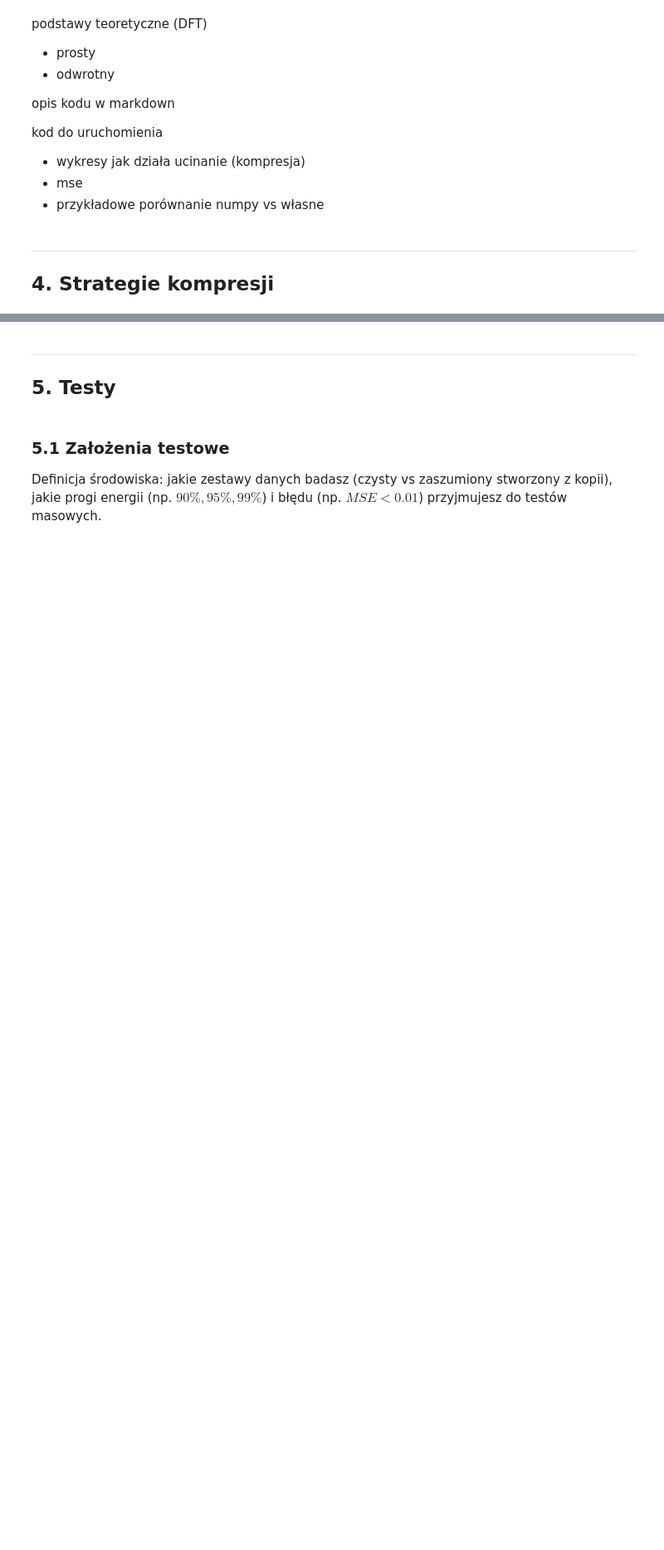
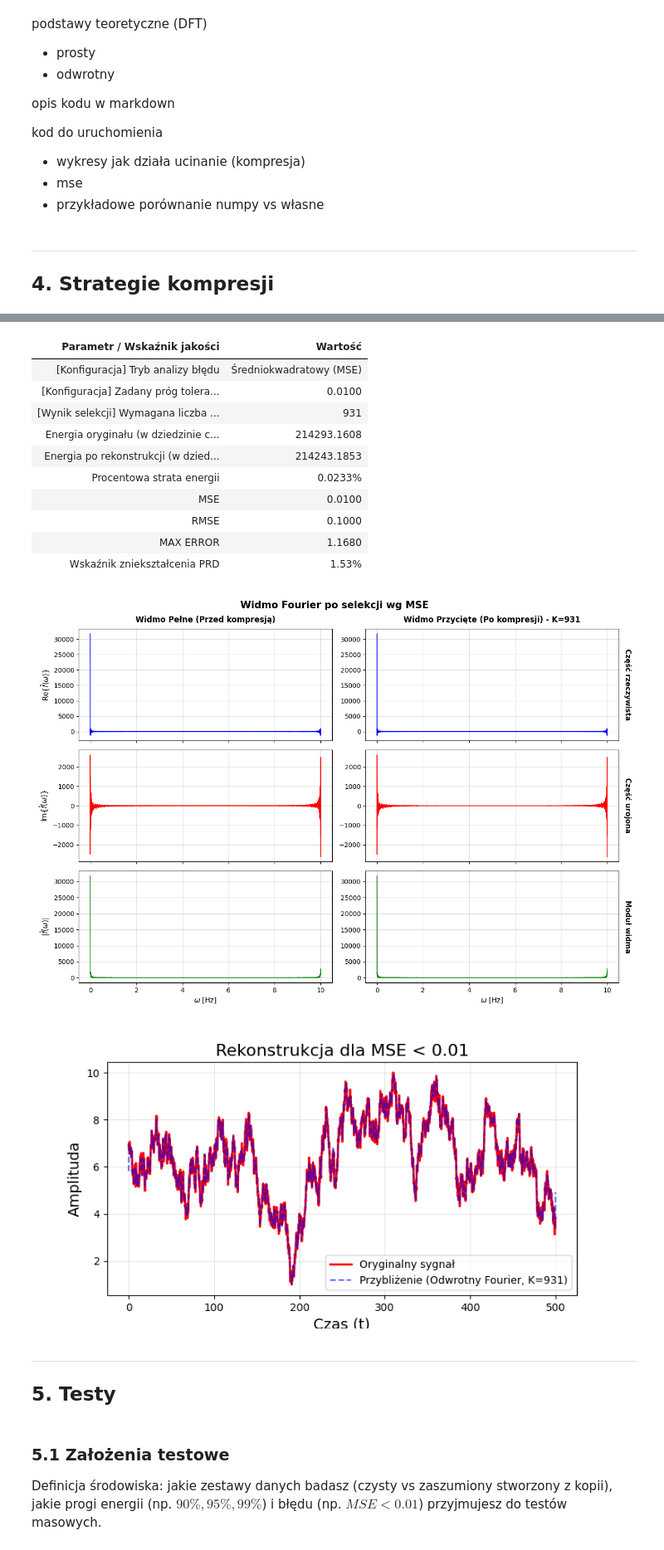
Before and after one commit to grzesiex22/Signals_1D_compression, a Jupyter notebook: main.ipynb, the cells around one changed output, grey strips where cells are left out. Shown at 83% size. Drawn from its saved outputs; the diff is of its cells as text; code cells hidden in the pictures; blank space fills up the shorter version.

```diff
--- a/main.ipynb
+++ b/main.ipynb
@@ -238,58 +325,58 @@ from Plotter import Plotter
 from Fourier import DiscreteFourier
 from FidelityAnalyzer import FidelityAnalyzer
 from TableRenderer import ReportTableRenderer
+from SignalMetrics import SignalMetrics
 
-# Inicjalizacja generatora i pobranie sygnału
+# Inicjalizacja generatora i utworzenie zbioru danych
 creator = DatasetCreator(t_span=[0, 500], dt=0.1, amp_range=(1, 10), noise_level=0.0, seed=42)
-dataset = creator.create_dataset(n_aprbs=10, n_multisine=10, n_noise=10)
+dataset = creator.create_dataset(n_aprbs=1, n_multisine=1, n_noise=1)
 
 # Wybór sygnału do analizy (można wybrać: 'aprbs', 'multisine', 'noise')
 signal_type = 'noise'
 signal = dataset[f'{signal_type}'][0]
 
+# Konfiguracja kryterium wierności (Fidelity)
+max_allowed_diff = 0.01
+mode = 'mse'  # Opcje: 'mse' lub 'max_error'
+
+# ----------------------------------------------------------------------------------
 # 1. Wyznaczenie widma autorską metodą Fouriera
 omega_vec, f_omega_vec = DiscreteFourier.transform(signal.t, signal.y)
 
-# 2. Konfiguracja kryterium wierności (Fidelity)
-max_allowed_diff = 0.2
-mode = 'mse'  # Opcje: 'mse' lub 'max_error'
+# 2. Analiza wierności - wyznaczenie progu K na podstawie zadanej tolerancji błędu
+results = FidelityAnalyzer.analyze_by_error(signal.y, f_omega_vec, threshold=max_allowed_diff, mode=mode, use_numpy=False)
 
-# 3. Wyznaczenie progu kompresji na podstawie kryterium błędu
-results = FidelityAnalyzer.analyze_by_error(signal.y, f_omega_vec, threshold=max_allowed_diff, mode=mode)
+# 3. Kompresja - zerowanie nieistotnych składowych i rekonstrukcja sygnału
+f_trimmed = DiscreteFourier.trim_spectrum(f_omega_vec=f_omega_vec, k=results['k_threshold'])
+y_reconstructed = DiscreteFourier.inverse_transform(f_trimmed)
+# ----------------------------------------------------------------------------------
 
-# 4. Wyznaczenie przyciętego widma do wykresu (naprawa błędu z poprzedniego skryptu)
-f_trimmed = DiscreteFourier.trim_spectrum(f_omega_vec=f_omega_vec, k=results['k_threshold'])
+# Metryki jakości rekonstrukcji sygnału
+metrics_results = SignalMetrics.evaluate_reconstruction(signal.y, y_reconstructed)
 
-# 5. Przygotowanie danych i wyświetlenie eleganckiej tabeli raportu
-error_label = "Średniokwadratowy (MSE)" if mode == 'mse' else "Maksymalny (Max Error)"
+# Tabela raportująca wyniki analizy wierności i metryki jakości rekonstrukcji
+error_label = "Średniokwadratowy (MSE)" if mode == 'mse' else "Maksymalny (MAX ERROR)"
+headers = ["Parametr / Wskaźnik jakości", "Wartość"]
 
-headers = ["Parametr analizy dokładności", "Wartość"]
+# Sekcja 1: Założenia eksperymentu i wynik selekcji progu
 rows = [
-    ["Wybrany tryb analizy błędu", f"{error_label}"],
-    ["Zadany próg tolerancji błędu", f"{max_allowed_diff:.4f}"],
-    ["Wymagana liczba składowych (K)", f"{results['k_threshold']}"],
-    ["Uzyskany błąd rekonstrukcji", f"{results['final_error']:.4f}"]
+    ["[Konfiguracja] Tryb analizy błędu", f"{error_label}"],
+    ["[Konfiguracja] Zadany próg tolerancji", f"{max_allowed_diff:.4f}"],
+    ["[Wynik selekcji] Wymagana liczba składowych (K)", f"{results['k_threshold']}"],
 ]
 
+# Sekcja 2: Automatyczne dołączenie wszystkich metryk ze słownika
+for key, val in metrics_results.items():
+    formatted_val = f"{val:.4f}%" if "strata" in key.lower() else (f"{val:.4f}" if isinstance(val, float) else str(val))
+    rows.append([key, formatted_val])
+
 ReportTableRenderer.render(
-    title=f"Analiza wierności (Fidelity) sygnału {signal_type.upper()}",
+    title=f"Kompletny raport wierności i energii sygnału {signal_type.upper()} (K = {results['k_threshold']})",
     headers=headers,
     rows=rows
 )
 
-# 6. Wizualizacja porównania widm i rekonstrukcji
-Plotter.plot_fourier_comparison_widma(
-    omega_vec,
-    f_omega_vec,
-    f_trimmed,
-    K=results['k_threshold'],
-    title=f"Widmo Fourier po selekcji wg {mode.upper()}"
-)
-
-Plotter.plot_fourier_comparison(
-    signal.t,
-    signal.y,
-    results['reconstructed_y'],
-    K=results['k_threshold'],
-    title=f"Rekonstrukcja dla {mode.upper()} < {max_allowed_diff}"
-)
+# Wizualizacja porównania widm i rekonstrukcji
+Plotter.plot_fourier_comparison_widma(omega_vec, f_omega_vec, f_trimmed, K=results['k_threshold'], title=f"Widmo Fourier po selekcji wg {mode.upper()}")
+Plotter.plot_fourier_comparison(signal.t, signal.y, y_reconstructed, K=results['k_threshold'],title=f"Rekonstrukcja dla {mode.upper()} < {max_allowed_diff}")
+# %% [output]
@@ -296,3 +384,16 @@ Plotter.plot_fourier_comparison(
+| Parametr / Wskaźnik jakości | Wartość |
+| [Konfiguracja] Tryb analizy błędu | Średniokwadratowy (MSE) |
+| [Konfiguracja] Zadany próg tolera... | 0.0100 |
+| [Wynik selekcji] Wymagana liczba ... | 931 |
+| Energia oryginału (w dziedzinie c... | 214293.1608 |
+| Energia po rekonstrukcji (w dzied... | 214243.1853 |
+| Procentowa strata energii | 0.0233% |
+| MSE | 0.0100 |
+| RMSE | 0.1000 |
+| MAX ERROR | 1.1680 |
+| Wskaźnik zniekształcenia PRD | 1.53% |
+[figure, added]
+[figure, added]
 # %% [markdown]
 ---
 
```
Also changed, not shown: parts of 12 cells of this notebook, 4 other files.
